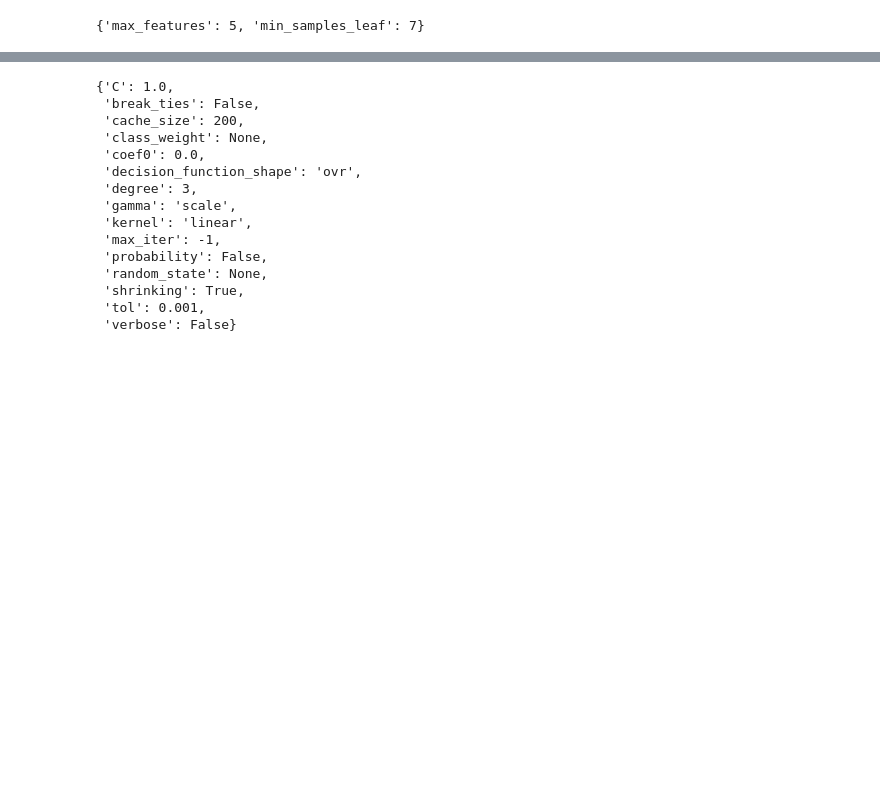
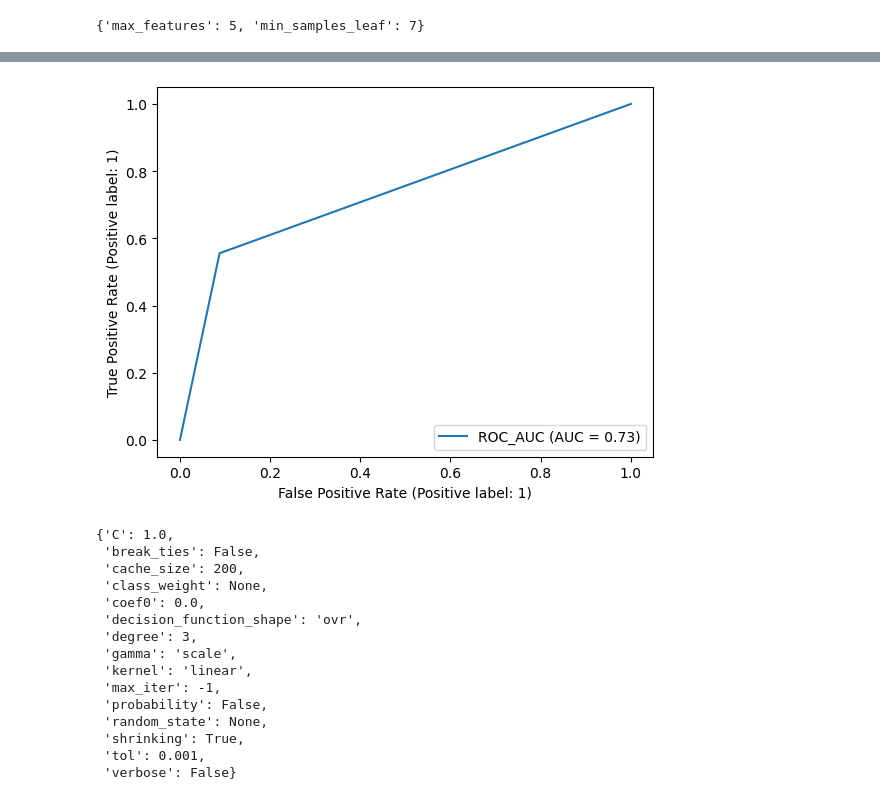
Before and after one commit to BEE063/ML_lab2, a Jupyter notebook: lab-2.ipynb, the cells around one changed output, grey strips where cells are left out. Cells and saved outputs as stored; diff of their text form; code cells hidden in the pictures; blank space fills up the shorter version.

```diff
--- a/lab-2.ipynb
+++ b/lab-2.ipynb
@@ -184,11 +227,6 @@ import pickle
 file = open('models/tree_regressor.pkl', 'wb')
 pickle.dump(grid_search.best_params_, file, pickle.HIGHEST_PROTOCOL)
 file.close()
-# %%
-# Разделяем данные для обучения и теста
-
-from sklearn.model_selection import train_test_split
-data_train, data_test, outcome_train, outcome_test = train_test_split(data, outcome, test_size = 0.20)
 # %%
 # Метод опорных векторов
 from sklearn.svm import SVC
@@ -216,3 +254,8 @@ weighted avg       0.74      0.72      0.70       154
+# %%
+from sklearn.metrics import RocCurveDisplay
+RocCurveDisplay.from_predictions(outcome_test,y_pred, name="ROC_AUC")
+# %% [output]
+[figure, added]
 # %%
 svclassifier.get_params()
 # %% [output]
```
Also changed, not shown: parts of 14 cells of this notebook.
